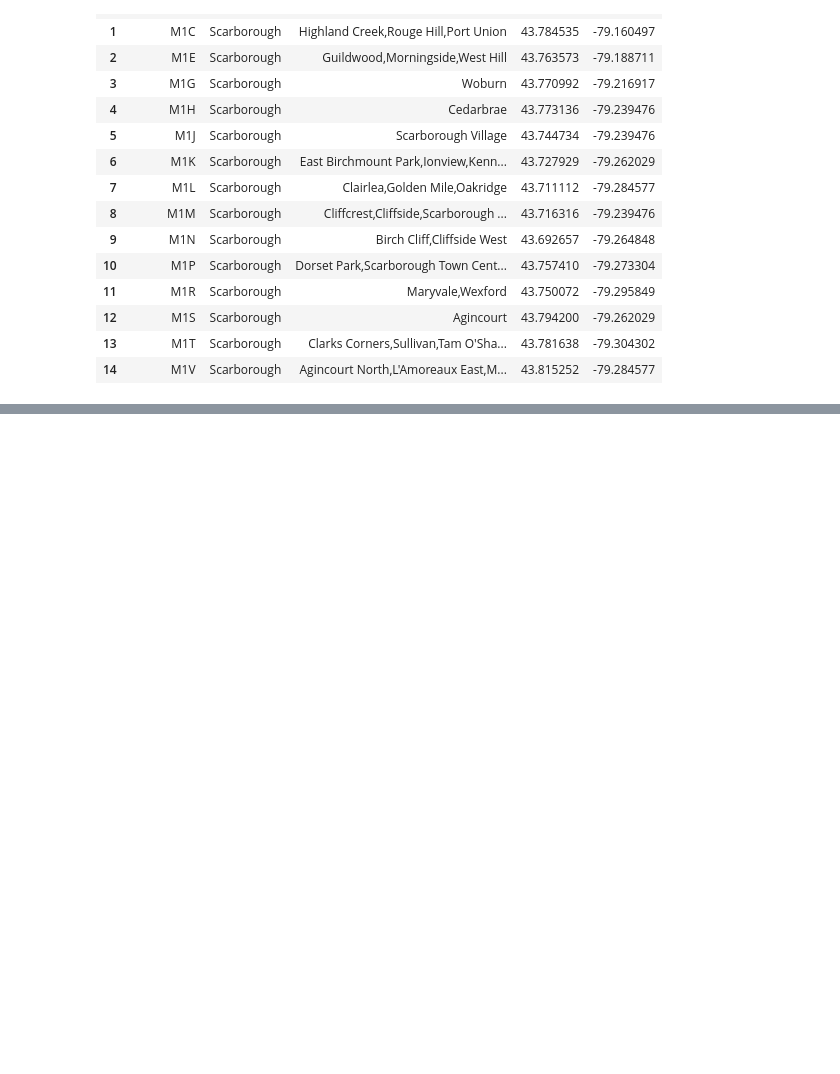
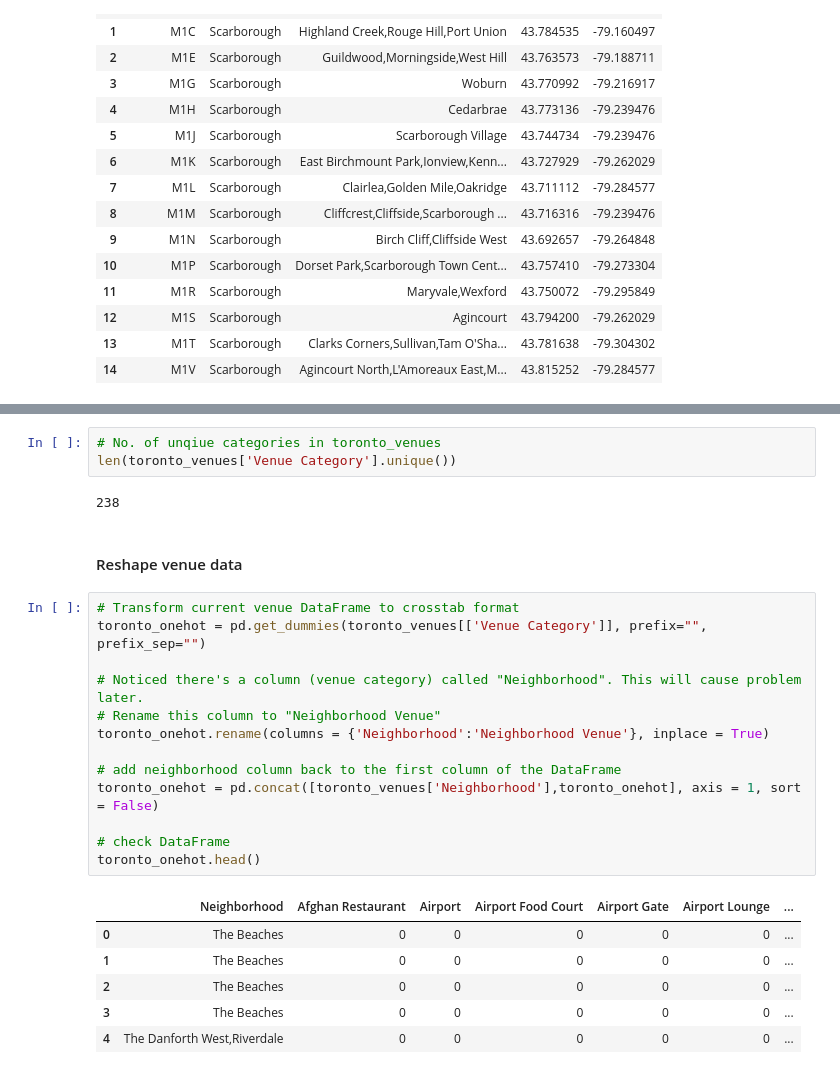
Before and after one commit to audrey-wj/Coursera_Capstone, a Jupyter notebook: Segmenting Clustering Neighborhoods Toronto.ipynb, the cells around one changed output, grey strips where cells are left out. Saved outputs shown, nothing was run; the diff lists cells and outputs as text; blank space fills up the shorter version.

```diff
--- a/Segmenting Clustering Neighborhoods Toronto.ipynb
+++ b/Segmenting Clustering Neighborhoods Toronto.ipynb
@@ -142,0 +279,27 @@ df_toronto.head(15)
+# %%
+# No. of unqiue categories in toronto_venues
+len(toronto_venues['Venue Category'].unique())
+# %% [output]
+238
+# %% [markdown]
+#### Reshape venue data
+# %%
+# Transform current venue DataFrame to crosstab format
+toronto_onehot = pd.get_dummies(toronto_venues[['Venue Category']], prefix="", prefix_sep="")
+
+# Noticed there's a column (venue category) called "Neighborhood". This will cause problem later.
+# Rename this column to "Neighborhood Venue"
+toronto_onehot.rename(columns = {'Neighborhood':'Neighborhood Venue'}, inplace = True)
+
+# add neighborhood column back to the first column of the DataFrame
+toronto_onehot = pd.concat([toronto_venues['Neighborhood'],toronto_onehot], axis = 1, sort = False)
+
+# check DataFrame
+toronto_onehot.head()
+# %% [output]
+|  | Neighborhood | Afghan Restaurant | Airport | Airport Food Court | Airport Gate | Airport Lounge | ... |
+| 0 | The Beaches | 0 | 0 | 0 | 0 | 0 | ... |
+| 1 | The Beaches | 0 | 0 | 0 | 0 | 0 | ... |
+| 2 | The Beaches | 0 | 0 | 0 | 0 | 0 | ... |
+| 3 | The Beaches | 0 | 0 | 0 | 0 | 0 | ... |
+| 4 | The Danforth West,Riverdale | 0 | 0 | 0 | 0 | 0 | ... |
```
Also changed, not shown: parts of 18 cells of this notebook.
